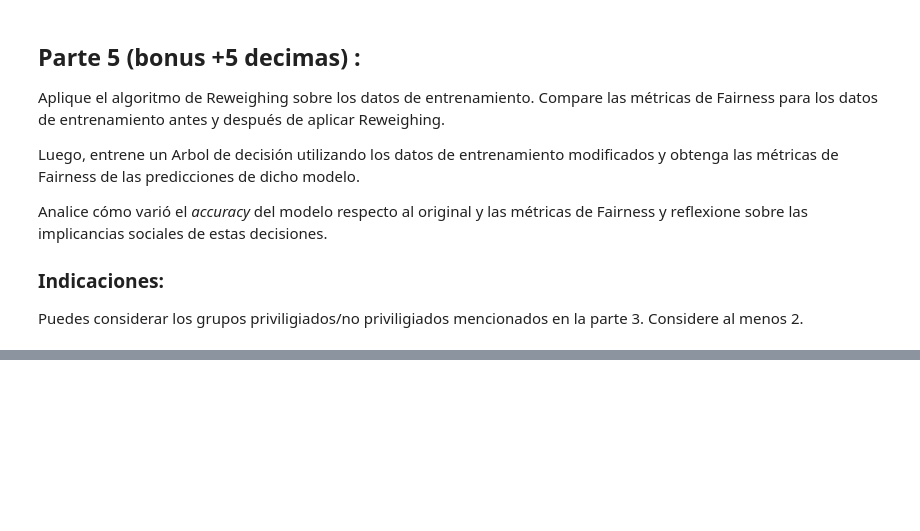
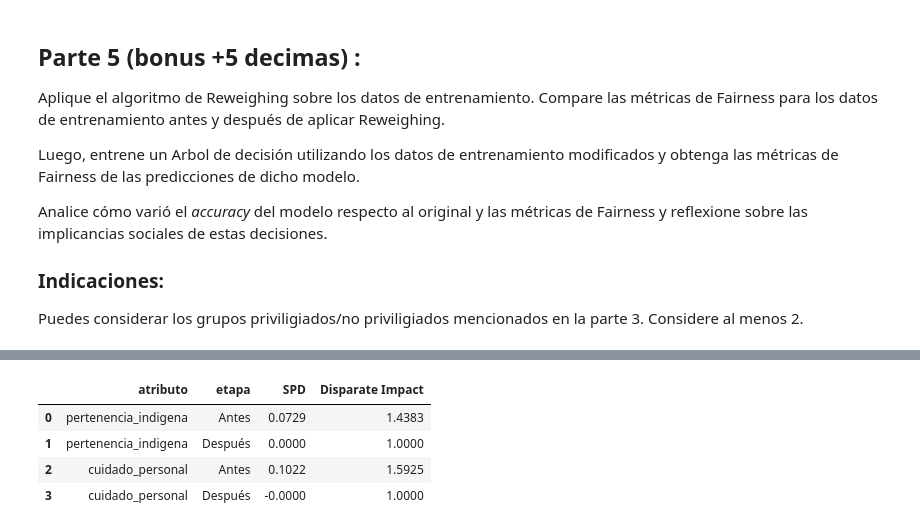
Before and after one commit to SergioHdezDC/Taller_ETI195_Casen2024, a Jupyter notebook: TallerSumativo_2_Casen.ipynb, the cells around one changed output, grey strips where cells are left out. Cells and saved outputs as stored; diff of their text form; code cells hidden in the pictures; blank space fills up the shorter version.

```diff
--- a/TallerSumativo_2_Casen.ipynb
+++ b/TallerSumativo_2_Casen.ipynb
@@ -769,0 +820,73 @@ Puedes considerar los grupos priviligiados/no priviligiados mencionados en la pa
+# %%
+def crear_dataset_rw(datos, atributo):
+    tabla = pd.DataFrame(index=datos.index)
+    tabla["grupo"] = (datos[atributo].astype(float))
+    tabla["pobreza_multi"] = (datos["pobreza_multi"].astype(float))
+    dataset = BinaryLabelDataset(
+        df=tabla,
+        label_names=["pobreza_multi"],
+        protected_attribute_names=["grupo"],
+        favorable_label=1.0,
+        unfavorable_label=0.0,
+        privileged_protected_attributes=[np.array([1.0])],
+        unprivileged_protected_attributes=[np.array([0.0])]
+        )
+    return dataset
+
+privilegiados_rw = [{"grupo": 1.0}]
+no_privilegiados_rw = [{"grupo": 0.0}]
+resultados_train_rw = []
+pesos_rw = {}
+
+
+for atributo in ["pertenencia_indigena", "cuidado_personal"]:
+    # Dataset original
+    dataset_original = crear_dataset_rw(datos_train_rw, atributo)
+
+    # Fairness antes de RW
+    metricas_antes = BinaryLabelDatasetMetric(
+        dataset_original,
+        unprivileged_groups=(no_privilegiados_rw),
+        privileged_groups=(privilegiados_rw)
+        )
+
+    # RW
+    reweighing = Reweighing(
+        unprivileged_groups=(no_privilegiados_rw),
+        privileged_groups=(privilegiados_rw)
+        )
+
+    dataset_reweighted = (reweighing.fit_transform(dataset_original))
+
+    # Guarda los pesos
+    pesos_rw[atributo] = (dataset_reweighted.instance_weights.copy())
+
+    # Fairness despues de Rw
+    metricas_despues = BinaryLabelDatasetMetric(
+        dataset_reweighted,
+        unprivileged_groups=(no_privilegiados_rw),
+        privileged_groups=(privilegiados_rw)
+        )
+
+    resultados_train_rw.append({
+        "atributo": atributo,
+        "etapa": "Antes",
+        "SPD": metricas_antes.statistical_parity_difference(),
+        "Disparate Impact": metricas_antes.disparate_impact()
+        })
+
+    resultados_train_rw.append({
+        "atributo": atributo,
+        "etapa": "Después",
+        "SPD": metricas_despues.statistical_parity_difference(),
+        "Disparate Impact": metricas_despues.disparate_impact()
+        })
+
+comparacion_train_rw = pd.DataFrame(resultados_train_rw)
+display(comparacion_train_rw.round(4))
+# %% [output]
+|  | atributo | etapa | SPD | Disparate Impact |
+| 0 | pertenencia_indigena | Antes | 0.0729 | 1.4383 |
+| 1 | pertenencia_indigena | Después | 0.0000 | 1.0000 |
+| 2 | cuidado_personal | Antes | 0.1022 | 1.5925 |
+| 3 | cuidado_personal | Después | -0.0000 | 1.0000 |
```
Also changed, not shown: parts of 13 cells of this notebook.
